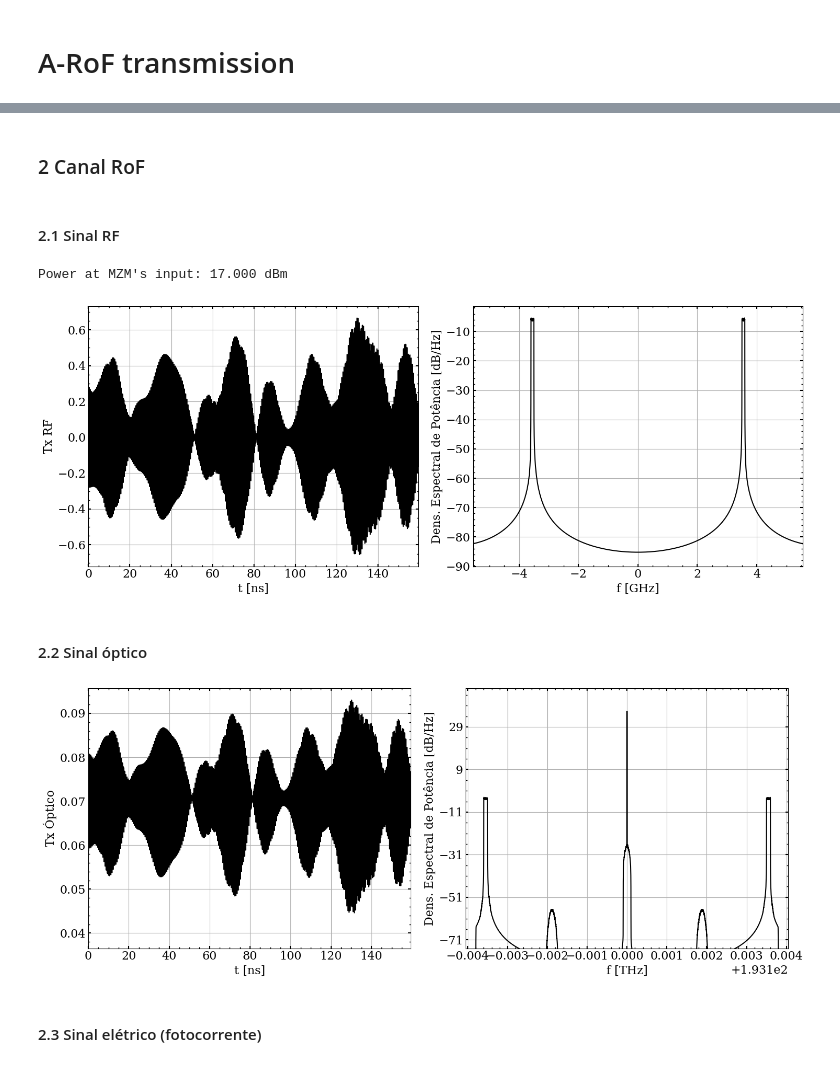
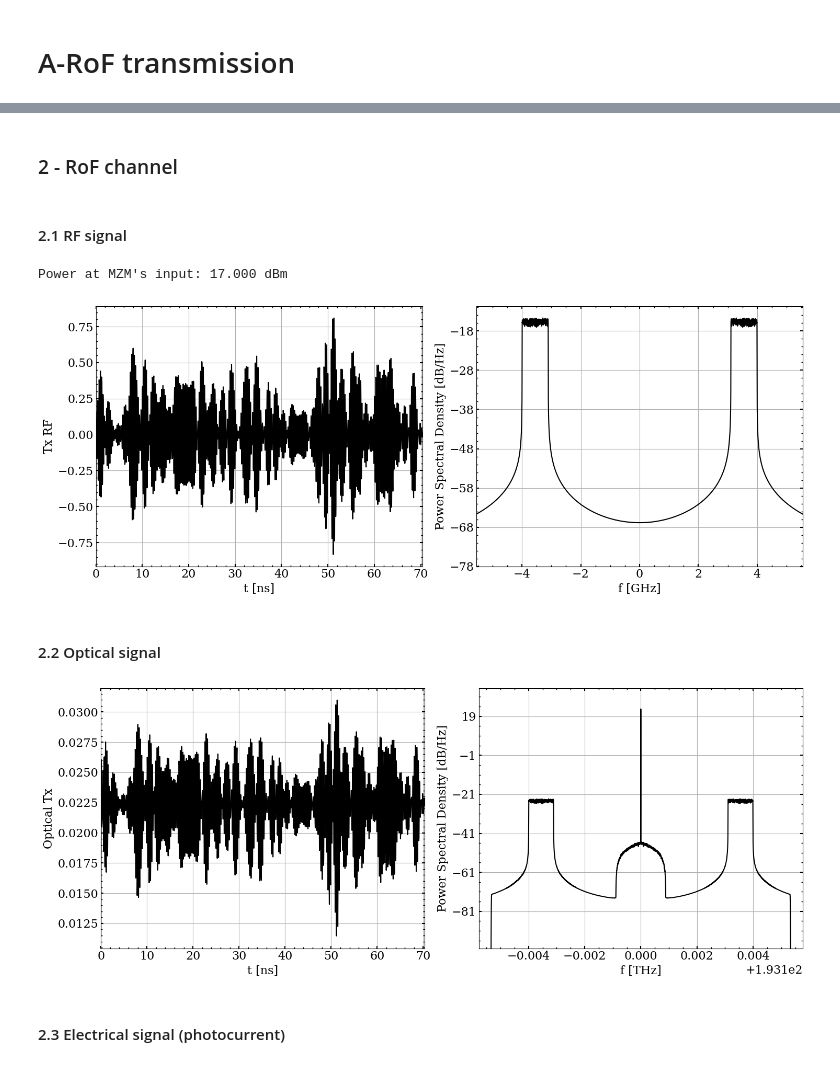
Before and after one commit to daniel7fontes/dpdPy, a Jupyter notebook: examples/basic_ARoF_transmission.ipynb, the cells around one changed output, grey strips where cells are left out. Cells and saved outputs as stored; diff of their text form; code cells hidden in the pictures.

```diff
--- a/examples/basic_ARoF_transmission.ipynb
+++ b/examples/basic_ARoF_transmission.ipynb
@@ -111,8 +69,15 @@ paramOFDM.pilot = pilotSymb
 # %%
+# OFDM signal generation
 sigTx = modulateOFDM(symbTx, paramOFDM)
 sigTx = pnorm(sigTx)
 
+Rs = Rb / ( Ni / (paramOFDM.Nfft + paramOFDM.G) * np.log2(modOrder))
+Fs = Rs * paramOFDM.SpS
+
+SpS_DPD = 4
+Fs_DPD = Rs * SpS_DPD
+
 t = np.arange(0, sigTx.size)*1/Fs
-t_CP   = SpS * paramOFDM.G * (1/Fs)
-t_symb = SpS * (paramOFDM.Nfft + paramOFDM.G) * (1/Fs)
+t_CP   = paramOFDM.SpS * paramOFDM.G * (1/Fs)
+t_symb = paramOFDM.SpS * (paramOFDM.Nfft + paramOFDM.G) * (1/Fs)
 # %%
@@ -205,12 +157,13 @@ ACLR = -44.692 dB
 # %% [markdown]
-### 2 Canal RoF
+### 2 - RoF channel
 # %% [markdown]
-#### 2.1 Sinal RF
+#### 2.1 RF signal
 # %%
-sigTx_RF = np.real( sigTx * np.exp(1j*2*pi*paramRF.fc_e*t) )
+sigTx_RF = np.real( sigTx * np.exp(1j * 2*pi * paramRF.fc_e * t) )
 
-gain_pre_MZM = 10**( np.log10(dBm2W(paramRF.Pin_RF)/signal_power(sigTx_RF))/2)
-sigTx_RF *= gain_pre_MZM
+gain_pre_MZM = paramMZM.Pin_MZM - 10*np.log10(1e3*signal_power(sigTx_RF))
+
+sigTx_RF = np.sqrt(10**((gain_pre_MZM)/10)) * sigTx_RF
 sigTx_RF = np.clip(sigTx_RF, -paramMZM.Vpi/2, paramMZM.Vpi/2)
 
 print(f"Power at MZM's input: {10*np.log10(1e3*signal_power(sigTx_RF)):.3f} dBm")
@@ -234,7 +187,7 @@ axs[0].tick_params(axis = 'both', top = "True", right = "True", which='minor',
 axs[0].tick_params(axis = 'both', top = "True", right = "True", which='major',  width=1.5, direction = "in")
 
 axs[1].set_xlabel("f [GHz]")
-axs[1].set_ylabel("Dens. Espectral de Potência [dB/Hz]")
+axs[1].set_ylabel("Power Spectral Density [dB/Hz]")
 axs[1].set_xlim(-paramRF.fc_e/1e9 - 2, paramRF.fc_e/1e9 + 2)
 axs[1].grid(True)
 axs[1].minorticks_on()
@@ -244,48 +197,47 @@ axs[1].tick_params(axis = 'both', top = "True", right = "True", which='major',
 plt.tight_layout()
 plt.show()
 # %% [output]
-[figure, old version]
+[figure, new version]
 # %% [markdown]
-#### 2.2 Sinal óptico
+#### 2.2 Optical signal
 # %%
-Ai     = np.sqrt(dBm2W(paramMZM.Pin_OF))*np.ones(sigTx_RF.size)
+Ai     = np.sqrt(dBm2W(paramMZM.P_laser)) * np.ones(sigTx_RF.size)
 sigTxo = mzm(Ai, sigTx_RF, paramMZM)
 
-numtaps = 4096
-hopt_tx = firwin(numtaps, paramRF.fc_e + 2*Rs, fs = Fs)
-sigTxo = np.sqrt(signal_power(sigTxo))*pnorm(firFilter(hopt_tx, sigTxo))
+hopt_tx = firwin(filter_numtaps, paramRF.fc_e + 2*paramRF.bw, fs = Fs)
+sigTxo  = np.sqrt(signal_power(sigTxo)) * pnorm(firFilter(hopt_tx, sigTxo))
 
-sigRxo = linearFiberChannel(sigTxo, paramChannel)
+sigRxo = linearFiberChannel(sigTxo, paramFiber)
 # %%
 indx = np.arange(0, 2000)
 fig, axs = plt.subplots(1, 2, figsize = (15, 6))
 
 axs[0].plot(t[indx]*1e9, sigTxo[indx], "k")
-axs[1].psd(np.abs(sigTxo), Fs = Fs/1e12, Fc = paramChannel.Fc/1e12, NFFT = 16*1024, sides = 'twosided', color = "k")
+axs[1].psd(np.abs(sigTxo), Fs = Fs/1e12, Fc = paramFiber.Fc/1e12, NFFT = 16*1024, sides = 'twosided', color = "k")
 
 axs[0].set_xlim(0, t[indx][-1]*1e9)
 axs[0].set_xlabel("t [ns]")
-axs[0].set_ylabel("Tx Óptico")
+axs[0].set_ylabel("Optical Tx")
 axs[0].grid()
 axs[0].minorticks_on()
 axs[0].tick_params(axis = 'both', top = "True", right = "True", which='minor',  width=1, direction = "in")
 axs[0].tick_params(axis = 'both', top = "True", right = "True", which='major',  width=1.5, direction = "in")
 
 axs[1].set_xlabel("f [THz]")
-axs[1].set_ylabel("Dens. Espectral de Potência [dB/Hz]")
-axs[1].set_xlim(-(paramRF.fc_e + 5*paramOFDM.bw - paramChannel.Fc)/1e12, (paramRF.fc_e + 5*paramOFDM.bw + paramChannel.Fc)/1e12)
-axs[1].set_ylim(-75)
+axs[1].set_ylabel("Power Spectral Density [dB/Hz]")
+axs[1].set_xlim(-(paramRF.fc_e + 2.5*paramRF.bw - paramFiber.Fc)/1e12, (paramRF.fc_e + 2.5*paramRF.bw + paramFiber.Fc)/1e12)
+axs[1].set_ylim(-100)
 axs[1].grid(True)
 axs[1].minorticks_on()
 axs[1].tick_params(axis = 'both', top = "True", right = "True", which='minor',  width=1, direction = "in")
 axs[1].tick_params(axis = 'both', top = "True", right = "True", which='major',  width=1.5, direction = "in")
 
 plt.tight_layout()
 plt.show()
 # %% [output]
-[figure, old version]
+[figure, new version]
 # %% [markdown]
-#### 2.3 Sinal elétrico (fotocorrente)
+#### 2.3 Electrical signal (photocurrent)
 # %%
 I_Rx = photodiode(sigRxo, paramPD)
 I_Rx -= I_Rx.mean()
```
Also changed, not shown: parts of 26 cells of this notebook, 20 other files.
